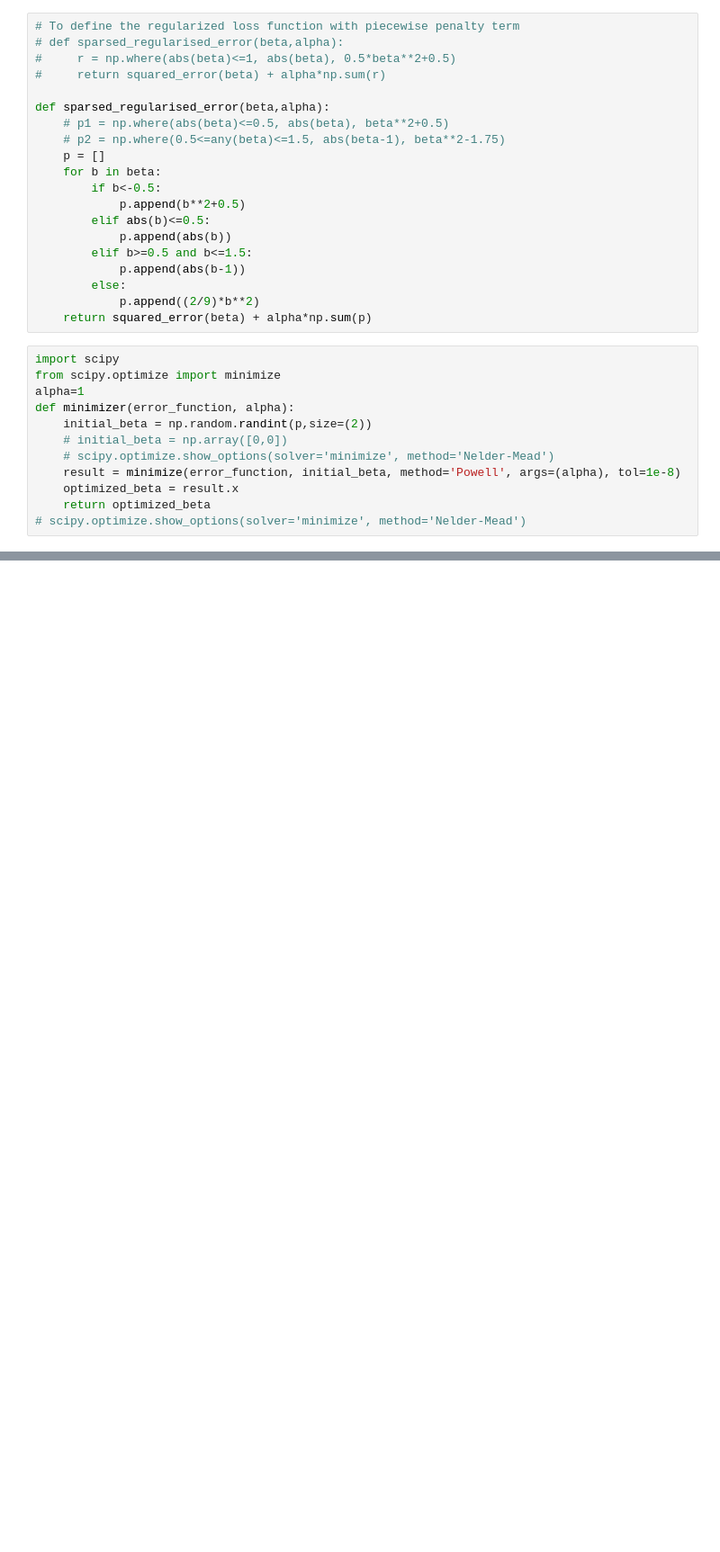
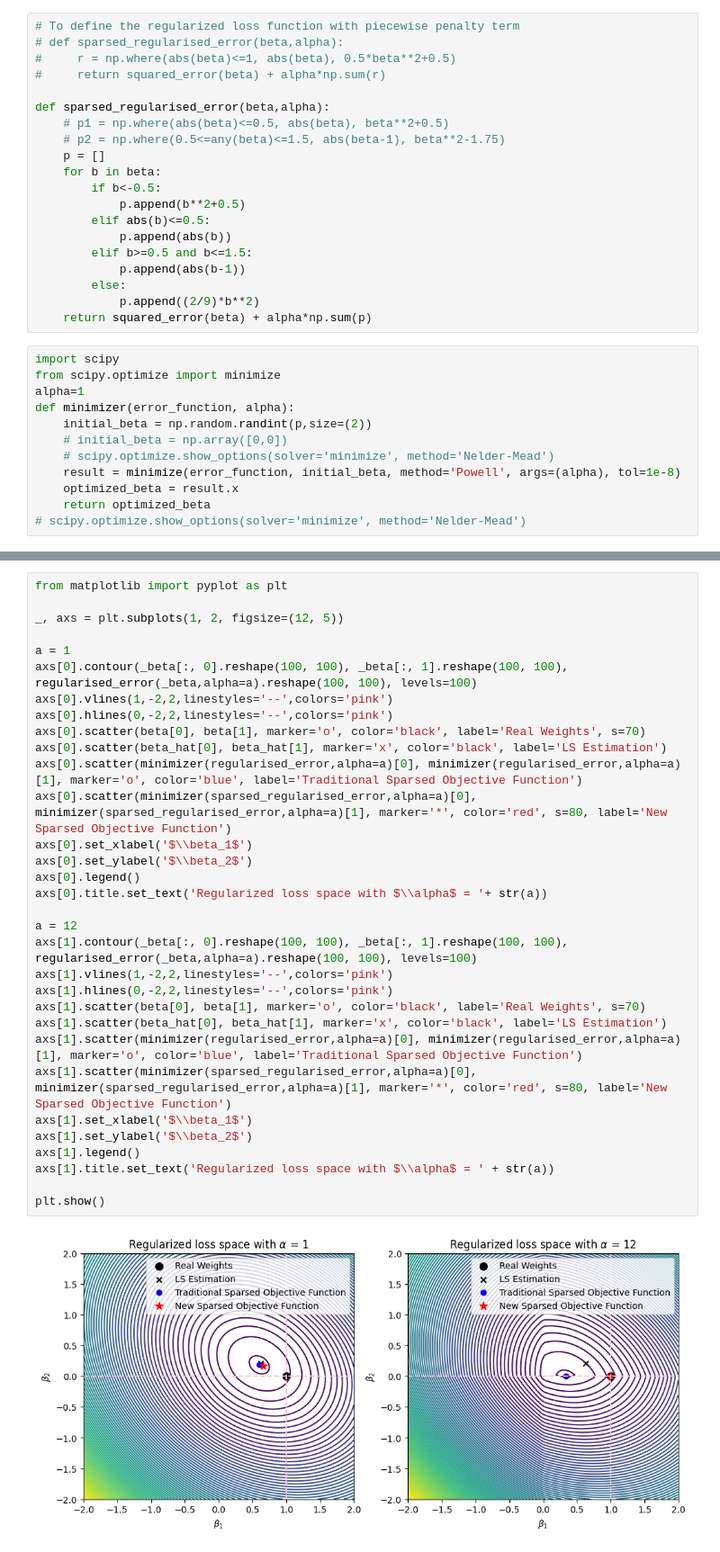
Before and after one commit to shahrzaddii/https---github.com-shahrzaddii-Sparsity, a Jupyter notebook: sparsity.ipynb, the cells around one changed output, grey strips where cells are left out. Shown at 90% size. Cells and saved outputs as stored; diff of their text form; blank space fills up the shorter version.

Commit message:
New plots added.

```diff
--- a/sparsity.ipynb
+++ b/sparsity.ipynb
@@ -198,0 +155,34 @@ array([1.00000000e+00, 4.30488219e-12])
+# %%
+from matplotlib import pyplot as plt
+
+_, axs = plt.subplots(1, 2, figsize=(12, 5))
+
+a = 1
+axs[0].contour(_beta[:, 0].reshape(100, 100), _beta[:, 1].reshape(100, 100), regularised_error(_beta,alpha=a).reshape(100, 100), levels=100)
+axs[0].vlines(1,-2,2,linestyles='--',colors='pink')
+axs[0].hlines(0,-2,2,linestyles='--',colors='pink')
+axs[0].scatter(beta[0], beta[1], marker='o', color='black', label='Real Weights', s=70)
+axs[0].scatter(beta_hat[0], beta_hat[1], marker='x', color='black', label='LS Estimation')
+axs[0].scatter(minimizer(regularised_error,alpha=a)[0], minimizer(regularised_error,alpha=a)[1], marker='o', color='blue', label='Traditional Sparsed Objective Function')
+axs[0].scatter(minimizer(sparsed_regularised_error,alpha=a)[0], minimizer(sparsed_regularised_error,alpha=a)[1], marker='*', color='red', s=80, label='New Sparsed Objective Function')
+axs[0].set_xlabel('$\\beta_1$')
+axs[0].set_ylabel('$\\beta_2$')
+axs[0].legend()
+axs[0].title.set_text('Regularized loss space with $\\alpha$ = '+ str(a))
+
+a = 12
+axs[1].contour(_beta[:, 0].reshape(100, 100), _beta[:, 1].reshape(100, 100), regularised_error(_beta,alpha=a).reshape(100, 100), levels=100)
+axs[1].vlines(1,-2,2,linestyles='--',colors='pink')
+axs[1].hlines(0,-2,2,linestyles='--',colors='pink')
+axs[1].scatter(beta[0], beta[1], marker='o', color='black', label='Real Weights', s=70)
+axs[1].scatter(beta_hat[0], beta_hat[1], marker='x', color='black', label='LS Estimation')
+axs[1].scatter(minimizer(regularised_error,alpha=a)[0], minimizer(regularised_error,alpha=a)[1], marker='o', color='blue', label='Traditional Sparsed Objective Function')
+axs[1].scatter(minimizer(sparsed_regularised_error,alpha=a)[0], minimizer(sparsed_regularised_error,alpha=a)[1], marker='*', color='red', s=80, label='New Sparsed Objective Function')
+axs[1].set_xlabel('$\\beta_1$')
+axs[1].set_ylabel('$\\beta_2$')
+axs[1].legend()
+axs[1].title.set_text('Regularized loss space with $\\alpha$ = ' + str(a))
+
+plt.show()
+# %% [output]
+[figure, added]
```
Also changed, not shown: parts of 7 cells of this notebook.
